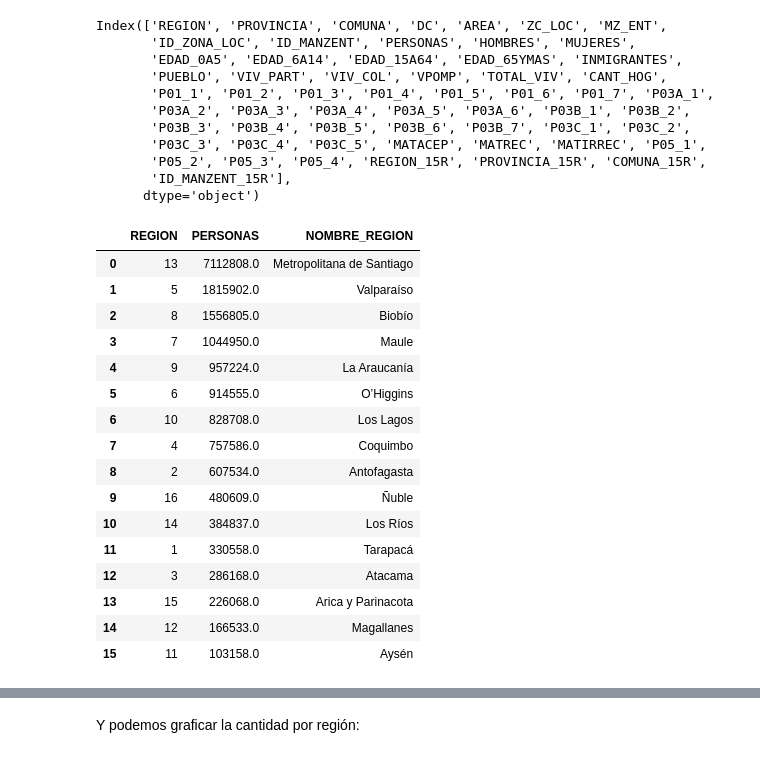
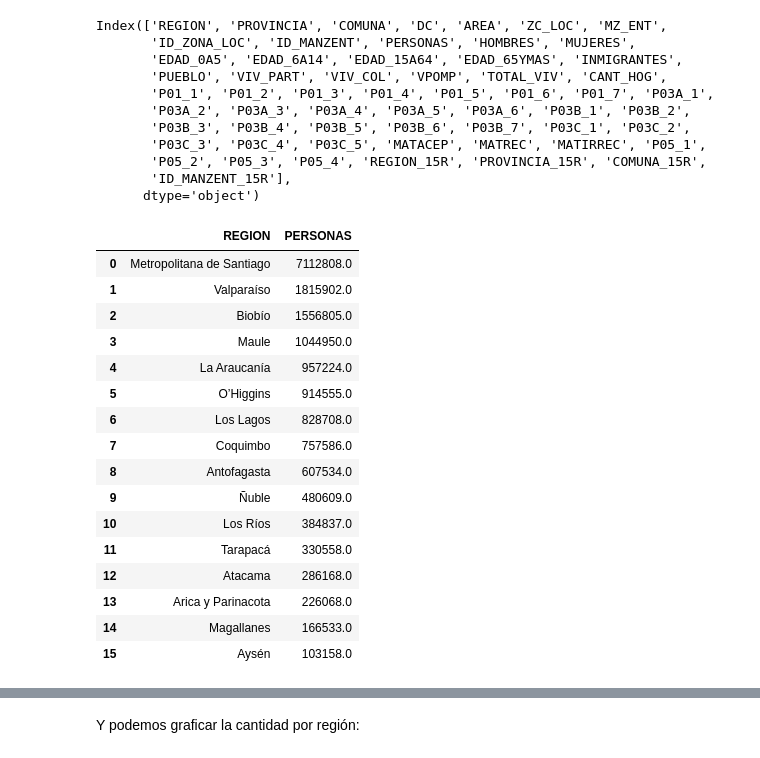
Before and after one commit to maripiiu/IMT2200-Maria-Allendes, a Jupyter notebook: Actividad 01/IMT2200 - Actividad 01.ipynb, the cells around one changed output, grey strips where cells are left out. Saved outputs shown, nothing was run; the diff lists cells and outputs as text; code cells hidden in the pictures.

```diff
--- a/Actividad 01/IMT2200 - Actividad 01.ipynb
+++ b/Actividad 01/IMT2200 - Actividad 01.ipynb
@@ -152,27 +153,27 @@ Index(['REGION', 'PROVINCIA', 'COMUNA', 'DC', 'AREA', 'ZC_LOC', 'MZ_ENT',
 # %%
 regiones = regiones_dict = {1: "Tarapacá", 2: "Antofagasta", 3: "Atacama", 4: "Coquimbo", 5: "Valparaíso", 6: "O’Higgins", 7: "Maule", 8: "Biobío", 9: "La Araucanía", 10: "Los Lagos", 11: "Aysén", 12: "Magallanes", 13: "Metropolitana de Santiago", 14: "Los Ríos", 15: "Arica y Parinacota", 16: "Ñuble"}
 cols = ["PERSONAS"]
 for col in cols:
     dat[col]=dat[col].replace('*',0).astype(float)
 pv = pd.pivot_table(dat, index='REGION', values=cols, aggfunc='sum', margins=False)
 pv = pv.sort_values(by='PERSONAS', ascending=False).reset_index()
-pv["NOMBRE_REGION"] = pv["REGION"].map(regiones_dict)
+pv["REGION"] = pv["REGION"].map(regiones_dict)
 pv
 # %% [output]
-|  | REGION | PERSONAS | NOMBRE_REGION |
-| 0 | 13 | 7112808.0 | Metropolitana de Santiago |
-| 1 | 5 | 1815902.0 | Valparaíso |
-| 2 | 8 | 1556805.0 | Biobío |
-| 3 | 7 | 1044950.0 | Maule |
-| 4 | 9 | 957224.0 | La Araucanía |
-| 5 | 6 | 914555.0 | O’Higgins |
-| 6 | 10 | 828708.0 | Los Lagos |
-| 7 | 4 | 757586.0 | Coquimbo |
-| 8 | 2 | 607534.0 | Antofagasta |
-| 9 | 16 | 480609.0 | Ñuble |
-| 10 | 14 | 384837.0 | Los Ríos |
-| 11 | 1 | 330558.0 | Tarapacá |
-| 12 | 3 | 286168.0 | Atacama |
-| 13 | 15 | 226068.0 | Arica y Parinacota |
-| 14 | 12 | 166533.0 | Magallanes |
-| 15 | 11 | 103158.0 | Aysén |
+|  | REGION | PERSONAS |
+| 0 | Metropolitana de Santiago | 7112808.0 |
+| 1 | Valparaíso | 1815902.0 |
+| 2 | Biobío | 1556805.0 |
+| 3 | Maule | 1044950.0 |
+| 4 | La Araucanía | 957224.0 |
+| 5 | O’Higgins | 914555.0 |
+| 6 | Los Lagos | 828708.0 |
+| 7 | Coquimbo | 757586.0 |
+| 8 | Antofagasta | 607534.0 |
+| 9 | Ñuble | 480609.0 |
+| 10 | Los Ríos | 384837.0 |
+| 11 | Tarapacá | 330558.0 |
+| 12 | Atacama | 286168.0 |
+| 13 | Arica y Parinacota | 226068.0 |
+| 14 | Magallanes | 166533.0 |
+| 15 | Aysén | 103158.0 |
```
Also changed, not shown: parts of 6 cells of this notebook.
